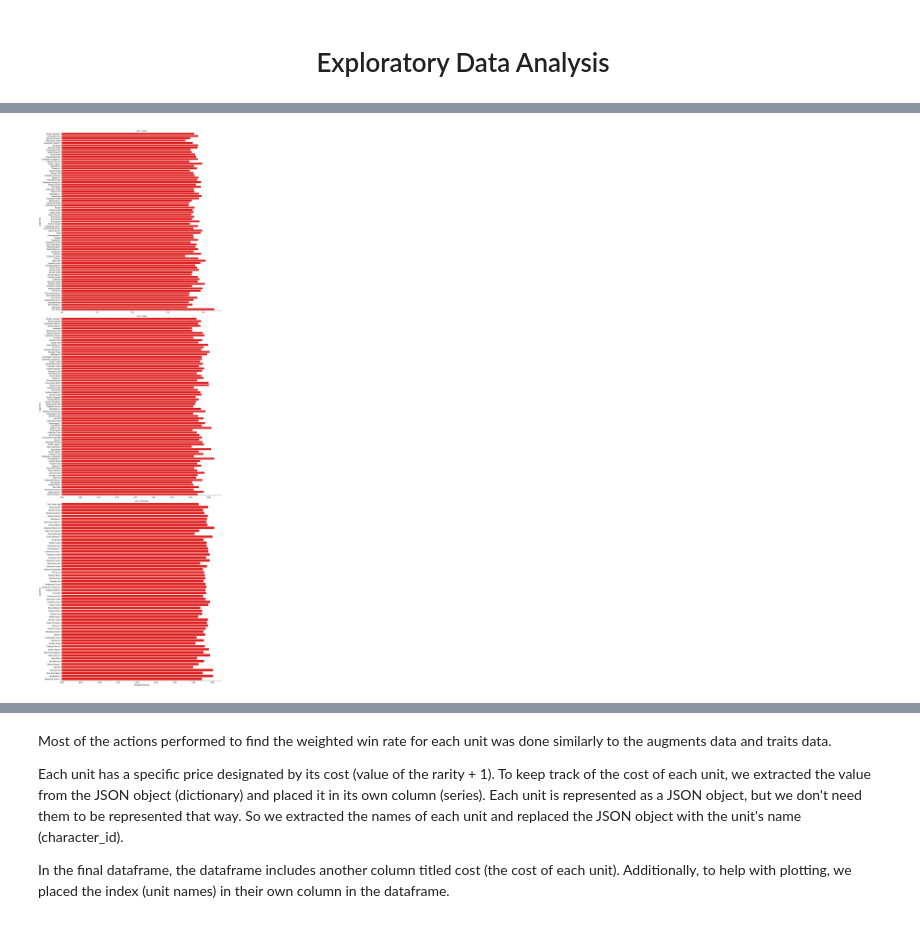
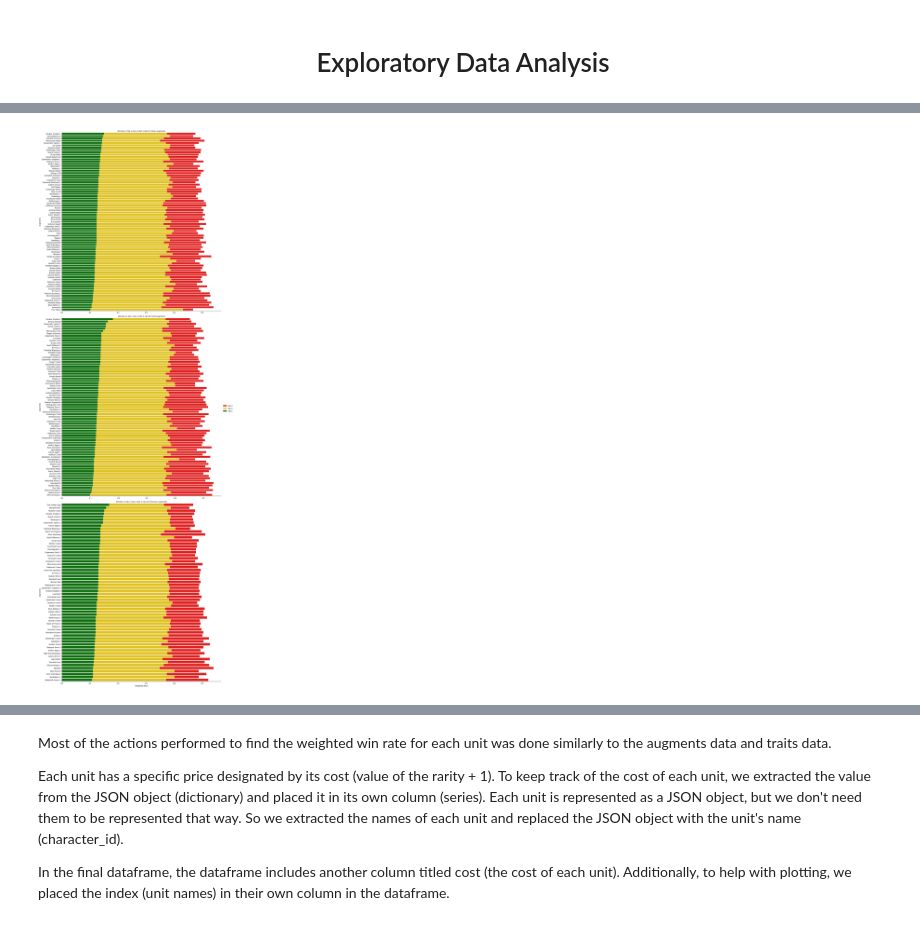
Before and after one commit to jdang2/jdang2.github.io, a Jupyter notebook: CMSC320Final.ipynb, the cells around one changed output, grey strips where cells are left out. Drawn from its saved outputs; the diff is of its cells as text; code cells hidden in the pictures.

```diff
--- a/CMSC320Final.ipynb
+++ b/CMSC320Final.ipynb
@@ -406,3 +516,11 @@ with open('TFTTraitDictionary.json') as json_file:
+# %%
+def add_weighted_rate(data):
+    data.insert(0, 'weighted_bot4', get_weighted_rate(data, 'losses'))
+    data.insert(0, 'weighted_top4', get_weighted_rate(data, 'top_4'))
+    # Generate the weighted win rate for augments.
+    data.insert(0, 'weighted_winrate', get_weighted_rate(data, 'wins'))
+
+    return data
 # %% [markdown]
 Each player ends a TFT match with a number of augments. These augments are stored as an array in the row of a specific player. To speed up the process of grouping each augment with their specific win rate, we need to separate the augments of each player into their own separate columns in the dataframe using <strong>explode()</strong>. We can then proceed with using <strong>map()</strong> to map each augment to their respective tier and in-game name.
 
@@ -432,25 +550,26 @@ augment_df['tier'] = augment_df['augments'].map(augmentDictionary)
 augment_df['augments'] = augment_df['augments'].map(augmentNamesDictionary)
 
 # Map specific columns to their designated aggregate function. We need the total number of
-# wins, losses, games, and have each tier mapped to the correct augment.
+# wins, top 4, losses, games, and have each tier mapped to the correct augment.
 aug_aggregate_funcs = {'wins': 'sum', 'top_4': 'sum', 'losses': 'sum', 'games': 'count', 'tier':pd.Series.mode}
 
-# Generate the unweighted win rate for the augments with the function we previously defined.
-augment_df = data_vs_winrate(augment_df, 'augments', aug_aggregate_funcs)
+# Generate the unweighted rates for the augments with the function we previously defined.
+augment_df = data_vs_rate(augment_df, 'augments', aug_aggregate_funcs)
 
-# Generate the weighted win rate for augments.
-augment_df['weighted_winrate'] = get_weighted_winrate(augment_df, 'wins')
-
-augment_df['weighted_top4'] = get_weighted_winrate(augment_df, 'top_4')
+# Generate the weighted rates for the augments with the function we previously defined.
+augment_df = add_weighted_rate(augment_df)
 
 # Place the names for all augments in their own column to help with plotting.
-augment_df['augment'] = augment_df.index
+augment_df.insert(0, 'augment', augment_df.index)
+
+# To organize the data, we decided to place the names of the augments in the front and the names of the
+# tiers after the augment names
+augment_df.insert(1, 'tier', augment_df.pop('tier'))
 
 # Sort the weighted win rates in descending order to get the highest win rate at the top and the lowest
 # win rate at the bottom.
 augment_df = augment_df.sort_values('weighted_winrate', ascending=False)
 
-
 # Display the dataframe
 augment_df
 # %% [output]
@@ -479,19 +607,24 @@ To make our data more manageable, we split the data into three different plots b
 # %%
+augment_tiers = ["Silver", "Gold", "Prismatic"]
+
 # Use seaborn's FacetGrid function to create separate plots grouped together by the augment's tier
-g = sns.FacetGrid(augment_df, col="tier", col_order=["Silver", "Gold", "Prismatic"],
+g = sns.FacetGrid(augment_df, col="tier", col_order=augment_tiers,
     height=15, col_wrap=1, sharex=False, sharey=False)
 
 # Map each plot to a barplot with the weighted win rate as the x value and the y value as the
 # augments to create horizonal bar plots that are more readable
-g.map(sns.barplot, 'weighted_winrate', 'augment', color='b')
-
-# Reduce the scale of the barplot to fit the data better
-g.set(xlim=[0.45, 0.55])
+g.map(sns.barplot, 'weighted_bot4', 'augment', color='r', label='Bot 4').map(sns.barplot,
+'weighted_top4', 'augment', color='gold', label='Top 4').map(sns.barplot,
+'weighted_winrate', 'augment', color='g', label='Top 1')
 
 # Set the axis labels
-g.set_axis_labels("Weighted Winrate", "Augments")
+g.set_axis_labels("Weighted Rate", "Augments")
+
+# Dynamically populate the title for each plot based on the augment tiers.
+g.set_titles(col_template='Winrate vs Top 4 rate vs Bot 4 rate for {col_name} Augments')
+g.add_legend()
 
 # Display the plot
 plt.show()
 # %% [output]
-[figure, old version]
+[figure, new version]
```
Also changed, not shown: parts of 84 cells of this notebook, 18 other files.
